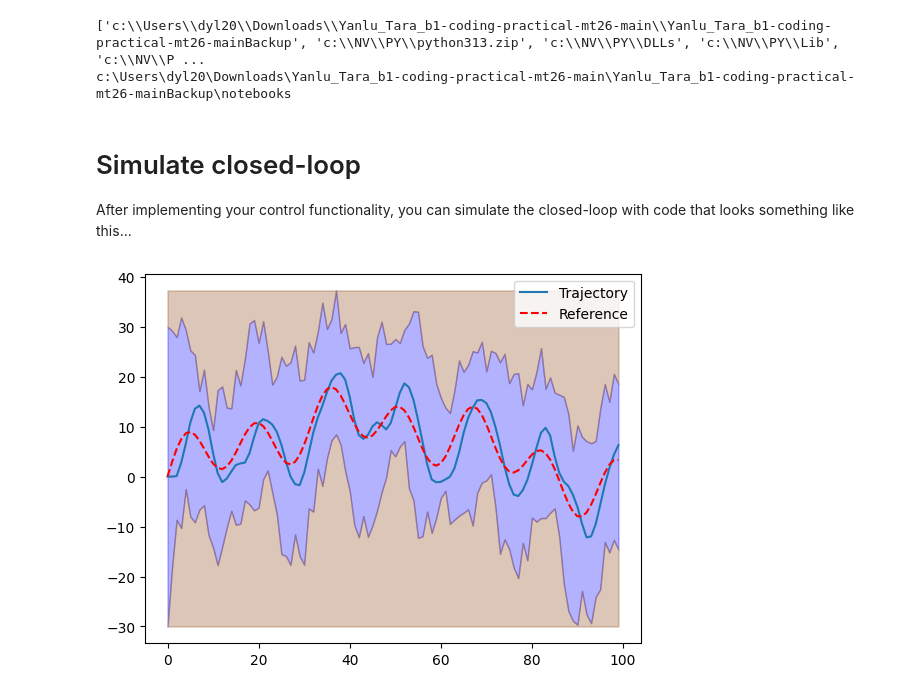
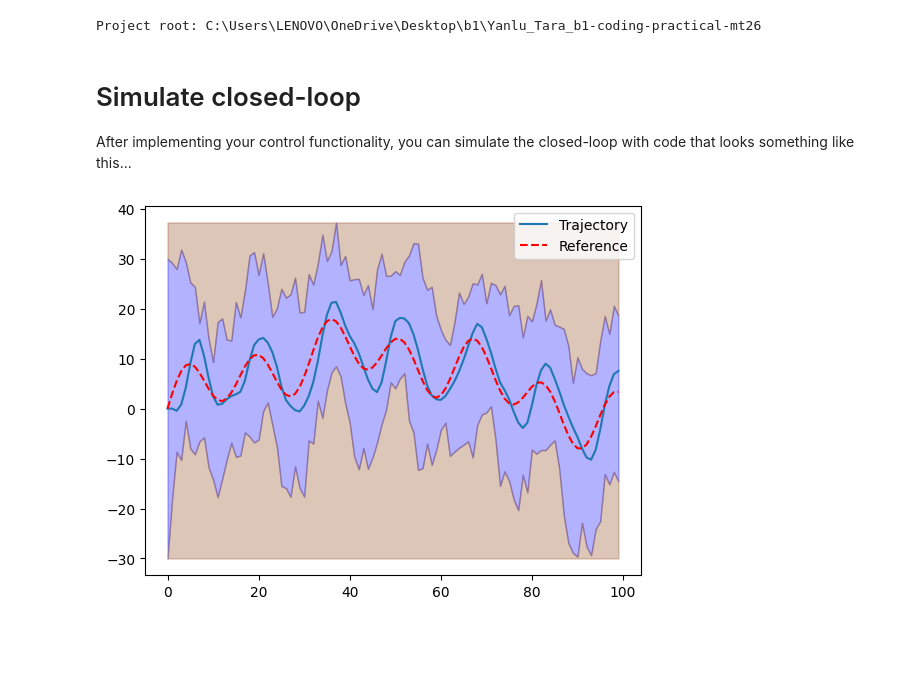
Before and after one commit to Yanlu-D/Yanlu_Tara_b1-coding-practical-mt26, a Jupyter notebook: notebooks/demo.ipynb, the cells around one changed output. Cells and saved outputs as stored; diff of their text form; code cells hidden in the pictures; blank space fills up the shorter version.

Commit message:
Fix and verify integrated submarine simulation

```diff
--- a/notebooks/demo.ipynb
+++ b/notebooks/demo.ipynb
@@ -24,36 +24,31 @@ Note: you may need to restart the kernel to use updated packages.
 #import sys
 import sys
 from pathlib import Path
-#Change the project root to let demo.ipynb be able to visit uuv_mission
-project_root = Path.cwd().parent
+# Locate the project root whether Jupyter starts in the repo or notebooks folder.
+project_root = Path.cwd()
+if not (project_root / "uuv_mission").is_dir():
+    project_root = project_root.parent
+if not (project_root / "uuv_mission").is_dir():
+    raise FileNotFoundError("Could not locate the uuv_mission package from the current directory")
 sys.path.insert(0, str(project_root))
 
-print(sys.path)
-
-#To find out which path to use
-print(Path.cwd())
+print(f"Project root: {project_root}")
 # %% [output]
-['c:\\Users\\dyl20\\Downloads\\Yanlu_Tara_b1-coding-practical-mt26-main\\Yanlu_Tara_b1-coding-practical-mt26-mainBackup', 'c:\\NV\\PY\\python313.zip', 'c:\\NV\\PY\\DLLs', 'c:\\NV\\PY\\Lib', 'c:\\NV\\P ...
-c:\Users\dyl20\Downloads\Yanlu_Tara_b1-coding-practical-mt26-main\Yanlu_Tara_b1-coding-practical-mt26-mainBackup\notebooks
+Project root: C:\Users\LENOVO\OneDrive\Desktop\b1\Yanlu_Tara_b1-coding-practical-mt26
 # %% [markdown]
 # Simulate closed-loop
 After implementing your control functionality, you can simulate the closed-loop with code that looks something like this...
 # %%
 # Import relevant modules
-from uuv_mission.dynamic import Submarine
-from uuv_mission.dynamic import Trajectory
-from uuv_mission.dynamic import Mission
-from uuv_mission.dynamic import ClosedLoop
-#test only
+from uuv_mission.dynamic import ClosedLoop, Mission, Submarine
 from uuv_mission.control import PDController
-#
 
 sub = Submarine()
-# Instantiate your controller (depending on your implementation)
 closed_loop = ClosedLoop(sub, PDController())
-mission = Mission.from_csv("../data/mission.csv") # You must implement this method in the Mission class
+mission_path = project_root / "data" / "mission.csv"
+mission = Mission.from_csv(str(mission_path))
 
 trajectory = closed_loop.simulate_with_random_disturbances(mission)
 trajectory.plot_completed_mission(mission)
 # %% [output]
-[figure, old version]
+[figure, new version]
```
Also changed, not shown: parts of 1 cell of this notebook, 1 other file.
